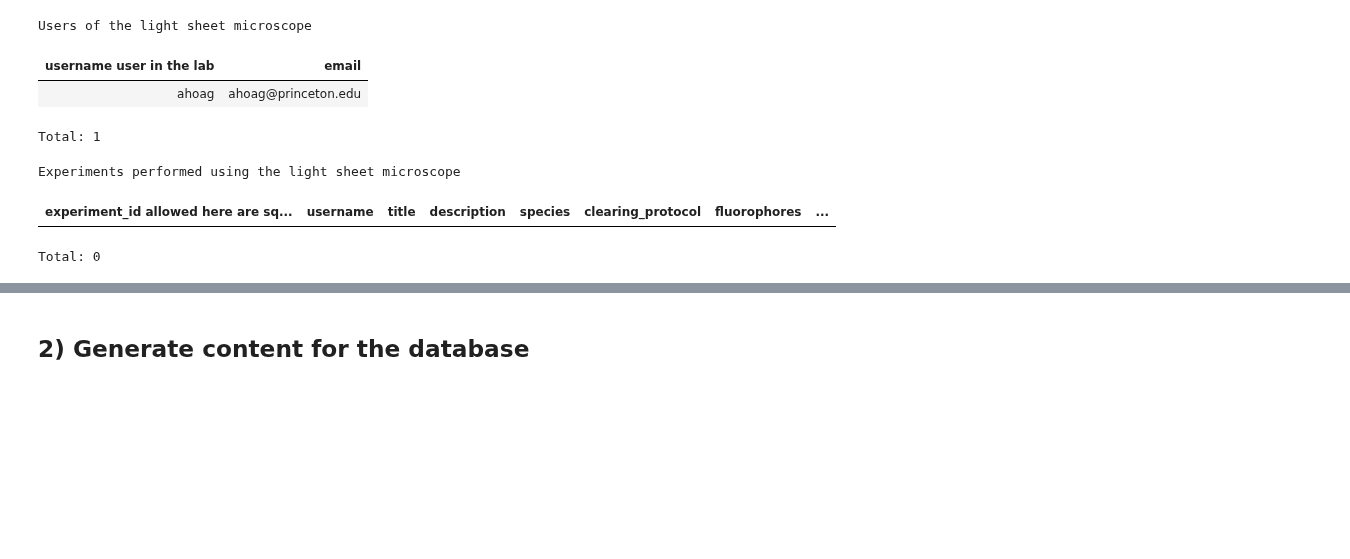
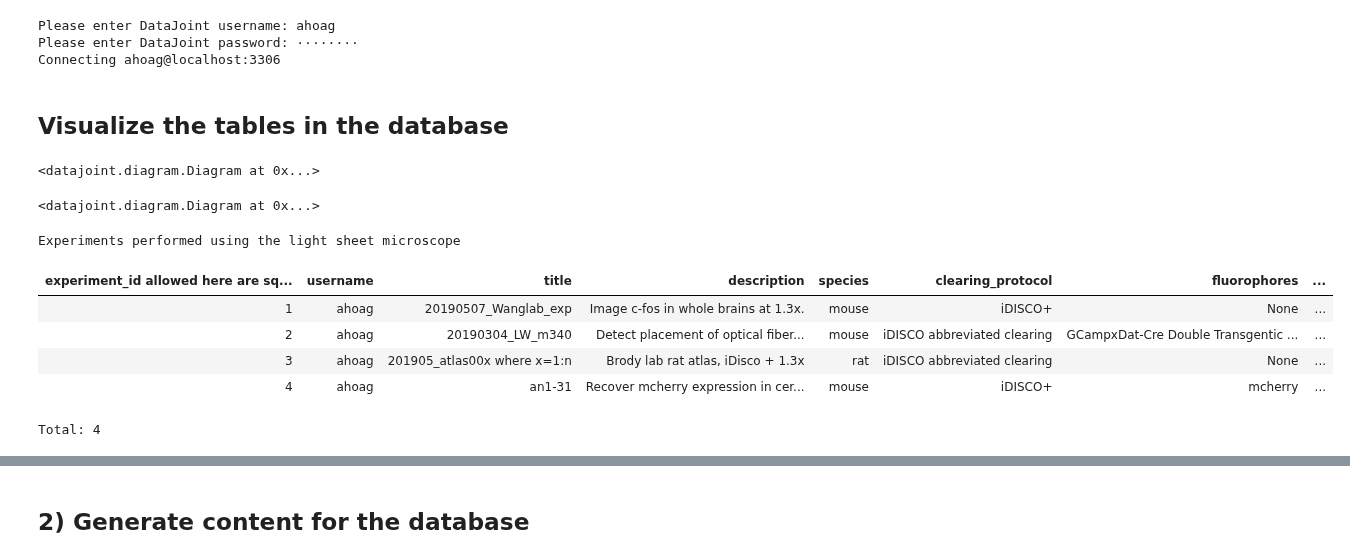
Before and after one commit to BrainCOGS/lightserv, a Jupyter notebook: notebooks/datajoint_demo_4presentation.ipynb, the cells around one changed output, grey strips where cells are left out. Drawn from its saved outputs; the diff is of its cells as text; code cells hidden in the pictures; blank space fills up the shorter version.

```diff
--- a/notebooks/datajoint_demo_4presentation.ipynb
+++ b/notebooks/datajoint_demo_4presentation.ipynb
@@ -7,2 +11,6 @@ assert dj.__version__=='0.12.dev3'
 # %%
-schema = dj.schema('ahoag_lightsheet_demo')
+schema = dj.create_virtual_module('ahoag_lightsheet_demo','ahoag_lightsheet_demo')
+# %% [output]
+Please enter DataJoint username: ahoag
+Please enter DataJoint password: ········
+Connecting ahoag@localhost:3306
@@ -41,7 +17,6 @@ class Experiment(dj.Manual):
-# %%
-User()
-# %% [output]
-Users of the light sheet microscope
-| username user in the lab | email |
-| ahoag | ahoag@princeton.edu |
-Total: 1
+# %% [markdown]
+## Visualize the tables in the database
+# %%
+dj.ERD(schema)
+# %% [output]
+<datajoint.diagram.Diagram at 0x...>
@@ -48,6 +25,14 @@ Total: 1
+# %%
+dj.ERD(schema_pnisubject)
+# %% [output]
+<datajoint.diagram.Diagram at 0x...>
 # %%
-Experiment() #Shows the current content of the database
+schema.Experiment() #Shows the current content of the database
 # %% [output]
 Experiments performed using the light sheet microscope
 | experiment_id allowed here are sq... | username | title | description | species | clearing_protocol | fluorophores | ... |
+| 1 | ahoag | 20190507_Wanglab_exp | Image c-fos in whole brains at 1.3x. | mouse | iDISCO+ | None | ... |
+| 2 | ahoag | 20190304_LW_m340 | Detect placement of optical fiber... | mouse | iDISCO abbreviated clearing | GCampxDat-Cre Double Transgentic ... | ... |
+| 3 | ahoag | 201905_atlas00x where x=1:n | Brody lab rat atlas, iDisco + 1.3x | rat | iDISCO abbreviated clearing | None | ... |
+| 4 | ahoag | an1-31 | Recover mcherry expression in cer... | mouse | iDISCO+ | mcherry | ... |
-Total: 0
+Total: 4
```
Also changed, not shown: parts of 8 cells of this notebook.
